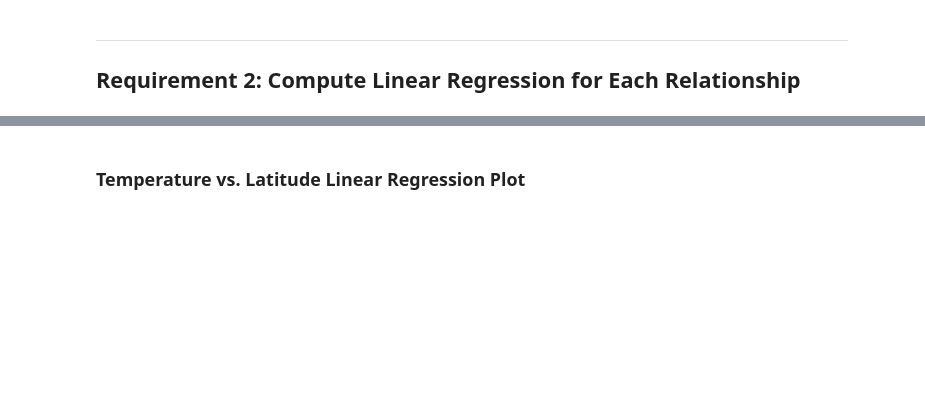
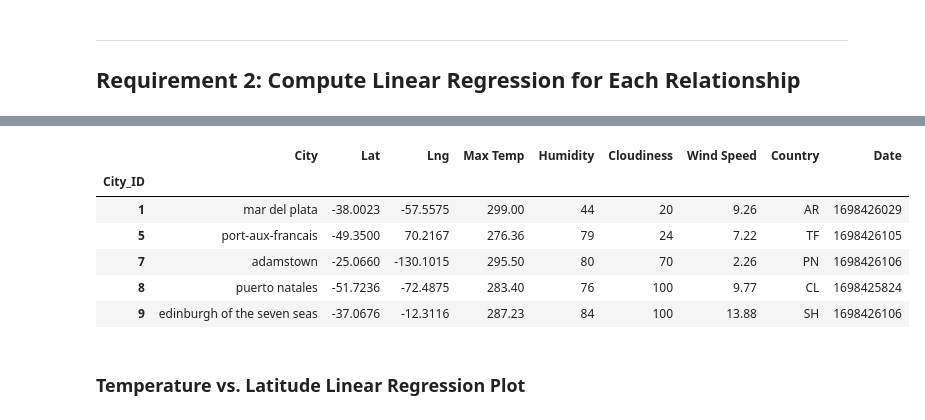
Before and after one commit to mtkrebs87/python_api_challenge, a Jupyter notebook: WeatherPy/WeatherPyFinal.ipynb, the cells around one changed output, grey strips where cells are left out. Saved outputs shown, nothing was run; the diff lists cells and outputs as text; code cells hidden in the pictures; blank space fills up the shorter version.

```diff
--- a/WeatherPy/WeatherPyFinal.ipynb
+++ b/WeatherPy/WeatherPyFinal.ipynb
@@ -276,11 +301,19 @@ northern_hemi_df.head()
 # %%
 # Create a DataFrame with the Southern Hemisphere data (Latitude < 0)
-southern_hemi = city_data_df.groupby("("Lat") <= 0")
+southern_hemi = city_data_df[city_data_df["Lat"] <= 0]
 
 southern_hemi_df = pd.DataFrame(southern_hemi)
 
 # Display sample data
 southern_hemi_df.head()
+# %% [output]
+|  | City | Lat | Lng | Max Temp | Humidity | Cloudiness | Wind Speed | Country | Date |
+| City_ID |  |  |  |  |  |  |  |  |  |
+| 1 | mar del plata | -38.0023 | -57.5575 | 299.00 | 44 | 20 | 9.26 | AR | 1698426029 |
+| 5 | port-aux-francais | -49.3500 | 70.2167 | 276.36 | 79 | 24 | 7.22 | TF | 1698426105 |
+| 7 | adamstown | -25.0660 | -130.1015 | 295.50 | 80 | 70 | 2.26 | PN | 1698426106 |
+| 8 | puerto natales | -51.7236 | -72.4875 | 283.40 | 76 | 100 | 9.77 | CL | 1698425824 |
+| 9 | edinburgh of the seven seas | -37.0676 | -12.3116 | 287.23 | 84 | 100 | 13.88 | SH | 1698426106 |
 # %% [markdown]
 ###  Temperature vs. Latitude Linear Regression Plot
 # %%
```
Also changed, not shown: parts of 14 cells of this notebook, 5 other files.
